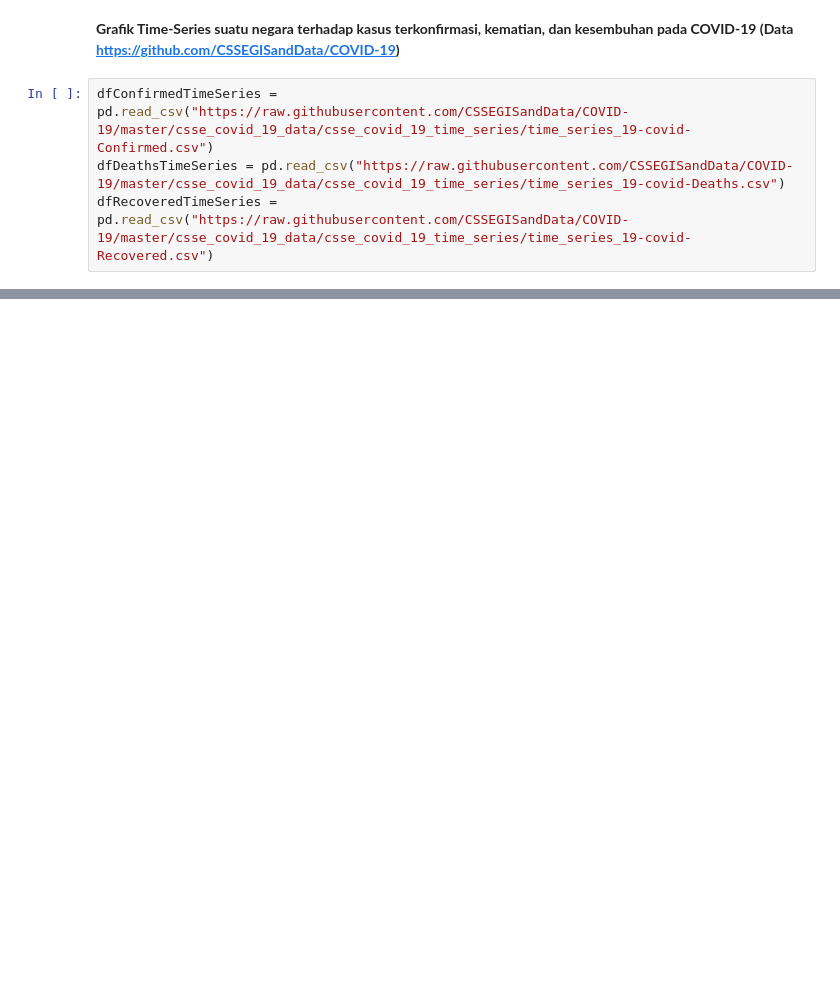
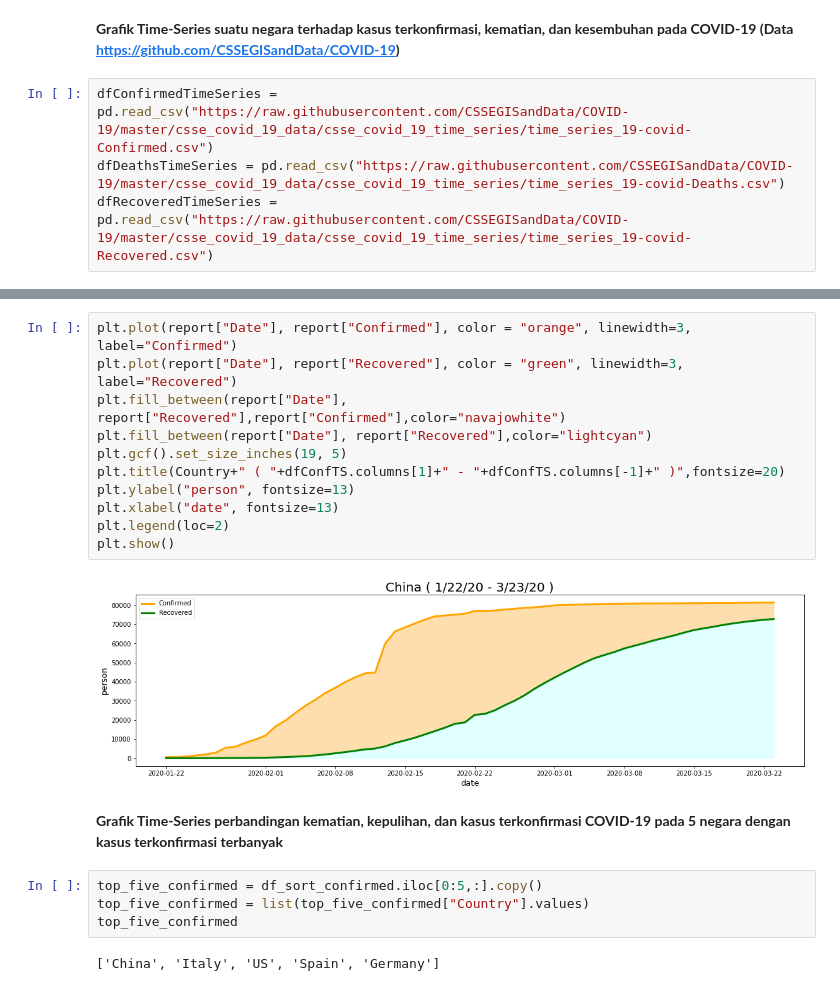
Before and after one commit to MuhammadHasbiAshshiddieqy/pythonDS-COVID-19-, a Jupyter notebook: CoronaVirusCase.ipynb, the cells around one changed output, grey strips where cells are left out. Cells and saved outputs as stored; diff of their text form; blank space fills up the shorter version.

```diff
--- a/CoronaVirusCase.ipynb
+++ b/CoronaVirusCase.ipynb
@@ -294,0 +316,21 @@ plt.show()
+# %%
+plt.plot(report["Date"], report["Confirmed"], color = "orange", linewidth=3, label="Confirmed")
+plt.plot(report["Date"], report["Recovered"], color = "green", linewidth=3, label="Recovered")
+plt.fill_between(report["Date"], report["Recovered"],report["Confirmed"],color="navajowhite")
+plt.fill_between(report["Date"], report["Recovered"],color="lightcyan")
+plt.gcf().set_size_inches(19, 5)
+plt.title(Country+" ( "+dfConfTS.columns[1]+" - "+dfConfTS.columns[-1]+" )",fontsize=20)
+plt.ylabel("person", fontsize=13)
+plt.xlabel("date", fontsize=13)
+plt.legend(loc=2)
+plt.show()
+# %% [output]
+[figure, added]
+# %% [markdown]
+**Grafik Time-Series perbandingan kematian, kepulihan, dan kasus terkonfirmasi COVID-19 pada 5 negara dengan kasus terkonfirmasi terbanyak**
+# %%
+top_five_confirmed = df_sort_confirmed.iloc[0:5,:].copy()
+top_five_confirmed = list(top_five_confirmed["Country"].values)
+top_five_confirmed
+# %% [output]
+['China', 'Italy', 'US', 'Spain', 'Germany']
```
Also changed, not shown: parts of 27 cells of this notebook.
